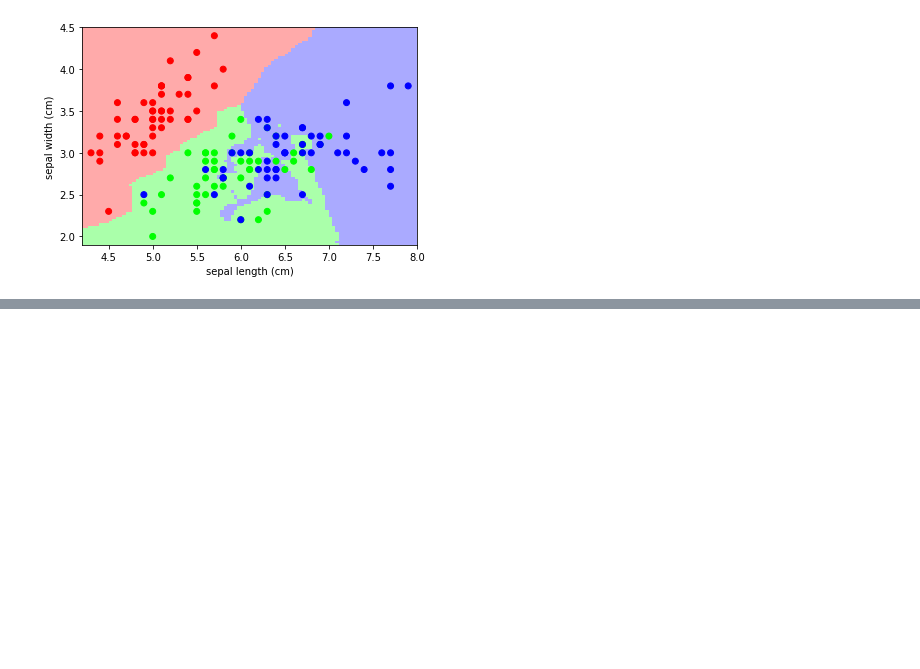
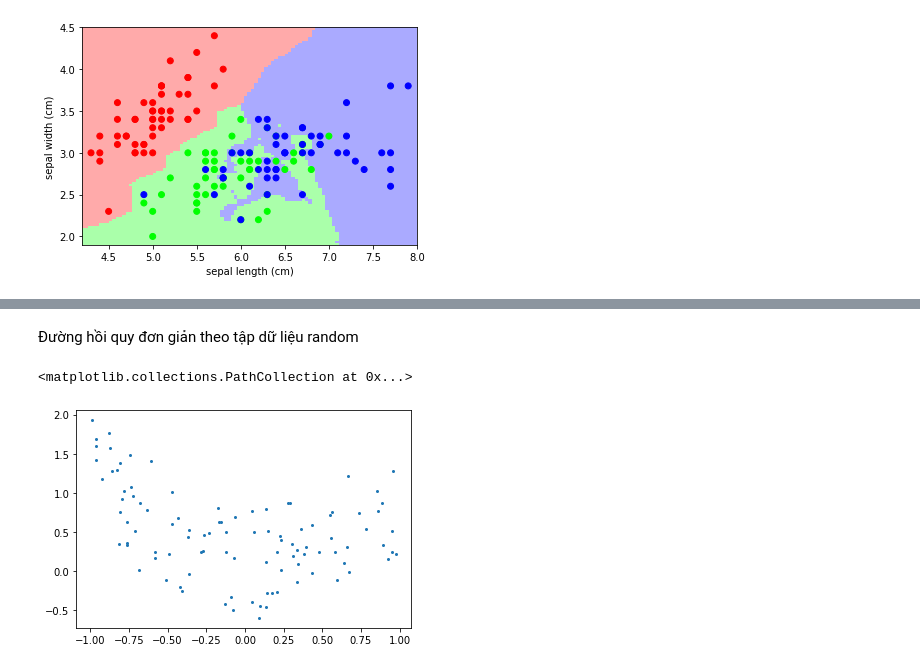
Before and after one commit to minhm01/Colab-Notebooks, a Jupyter notebook: Tuan 7/T7B3.ipynb, the cells around one changed output, grey strips where cells are left out. Cells and saved outputs as stored; diff of their text form; code cells hidden in the pictures; blank space fills up the shorter version.

```diff
--- a/Tuan 7/T7B3.ipynb
+++ b/Tuan 7/T7B3.ipynb
@@ -168,0 +209,26 @@ y_new = model.predict(x_new[:, np.newaxis])
+# %% [markdown]
+Đường hồi quy đơn giản theo tập dữ liệu random
+# %%
+import numpy as np
+from matplotlib import pyplot as plt
+from matplotlib.colors import ListedColormap
+
+from sklearn import linear_model
+
+# Create color maps for 3-class classification problem, as with iris
+cmap_light = ListedColormap(['#FFAAAA', '#AAFFAA', '#AAAAFF'])
+cmap_bold = ListedColormap(['#FF0000', '#00FF00', '#0000FF'])
+
+
+rng = np.random.RandomState(0)
+x = 2*rng.rand(100) - 1
+
+f = lambda t: 1.2 * t**2 + .1 * t**3 - .4 * t **5 - .5 * t ** 9
+y = f(x) + .4 * rng.normal(size=100)
+
+x_test = np.linspace(-1, 1, 100)
+plt.figure(figsize=(6, 4))
+plt.scatter(x, y, s=4)
+# %% [output]
+<matplotlib.collections.PathCollection at 0x...>
+[figure, added]
```
Also changed, not shown: parts of 101 cells of this notebook.
